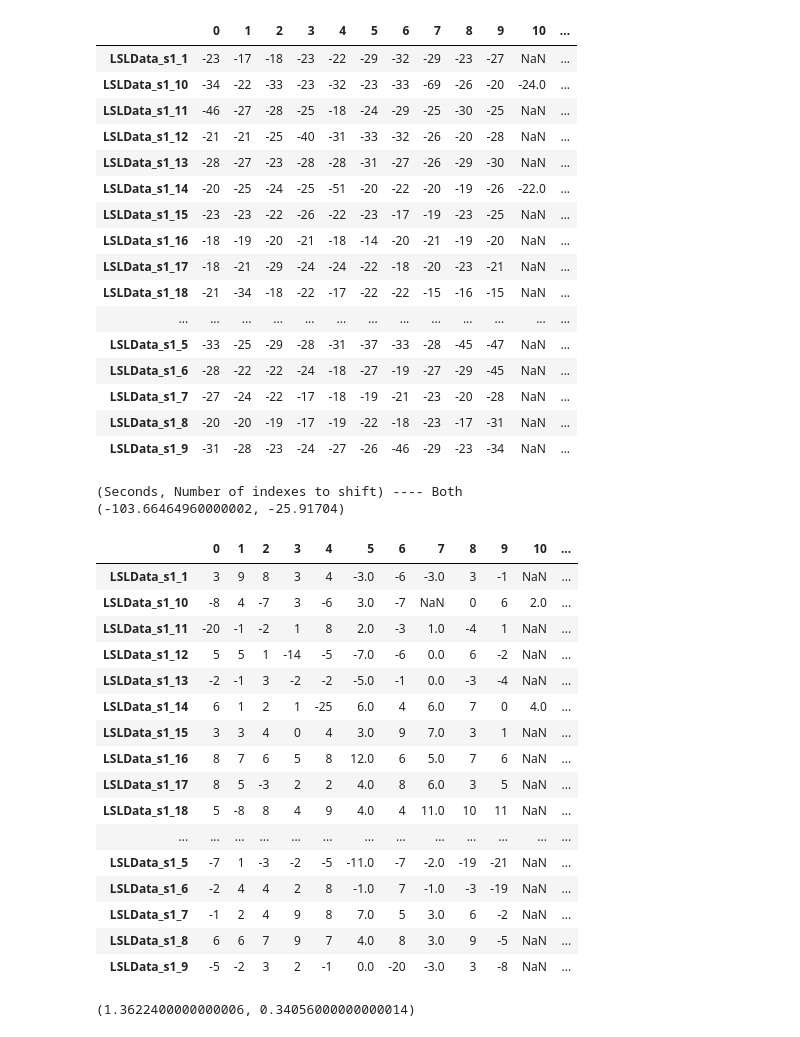
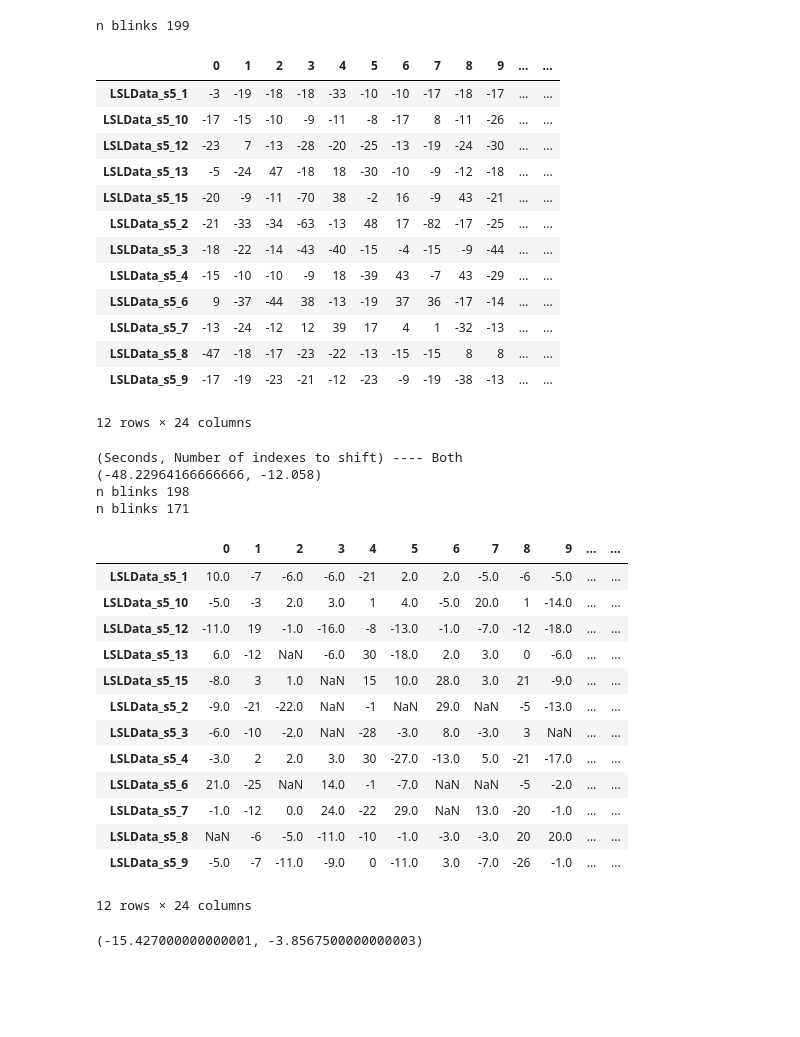
Before and after one commit to Ofplarsen/Bachelor_BCISpeller_Analyses, a Jupyter notebook: jitter/peak_analysis_not_fuse_stream.ipynb, the cells around one changed output. Cells and saved outputs as stored; diff of their text form; code cells hidden in the pictures; blank space fills up the shorter version.

```diff
--- a/jitter/peak_analysis_not_fuse_stream.ipynb
+++ b/jitter/peak_analysis_not_fuse_stream.ipynb
@@ -257,7 +257,9 @@ def run_files(paths, path='data/LSLGoodData/', both = True, plot = False, shift_
         df_stream['AUX_1'] = zero_phase_butter(df_stream['AUX_1'])
 
         #left_blinks, right_blinks, both_blink = get_blinks_in_df(df_stream)
-        start, end = detect_blinks((df_stream['left_openness'] + df_stream['right_openness'])/2, tolerance=0.1, threshold=0.3)
+        #start, end = detect_blinks((df_stream['left_openness'] + df_stream['right_openness'])/2, tolerance=0.1, threshold=0.3)
+
+        start, end = detect_blinks((df_stream['left_openness'] ), tolerance=0.1, threshold=0.3)
         avg_time.append(np.diff(df_stream_ts.to_numpy().flatten()).tolist())
 
         peaks = []
@@ -298,7 +300,7 @@ def add_stats(df, avg_time):
 
     # Drop existing columns if they exist
     df = df.drop(columns=new_column_names, errors='ignore')
-
+    print(f"n blinks {df.count().sum()}")
     new_columns_df = pd.DataFrame()
     # Calculate the time between indexes
     # Add sum, average, and average time shift columns
@@ -313,31 +315,29 @@ def remove_outlier(df):
     df = df.applymap(lambda x: x if abs(x) <= 30 else np.nan)
     return df
 # %%
-path = "./data/subject1/"
+path = ("./data/subject5/")
 paths = [name for name in os.listdir(path)]
 both = [name for name in paths]
 flip = False
 
 df_both = run_files(both,path=path, both=flip , plot=False)
 display(df_both)
 # %% [output]
+n blinks 199
-|  | 0 | 1 | 2 | 3 | 4 | 5 | 6 | 7 | 8 | 9 | 10 | ... |
-| LSLData_s1_1 | -23 | -17 | -18 | -23 | -22 | -29 | -32 | -29 | -23 | -27 | NaN | ... |
-| LSLData_s1_10 | -34 | -22 | -33 | -23 | -32 | -23 | -33 | -69 | -26 | -20 | -24.0 | ... |
-| LSLData_s1_11 | -46 | -27 | -28 | -25 | -18 | -24 | -29 | -25 | -30 | -25 | NaN | ... |
-| LSLData_s1_12 | -21 | -21 | -25 | -40 | -31 | -33 | -32 | -26 | -20 | -28 | NaN | ... |
-| LSLData_s1_13 | -28 | -27 | -23 | -28 | -28 | -31 | -27 | -26 | -29 | -30 | NaN | ... |
-| LSLData_s1_14 | -20 | -25 | -24 | -25 | -51 | -20 | -22 | -20 | -19 | -26 | -22.0 | ... |
-| LSLData_s1_15 | -23 | -23 | -22 | -26 | -22 | -23 | -17 | -19 | -23 | -25 | NaN | ... |
-| LSLData_s1_16 | -18 | -19 | -20 | -21 | -18 | -14 | -20 | -21 | -19 | -20 | NaN | ... |
-| LSLData_s1_17 | -18 | -21 | -29 | -24 | -24 | -22 | -18 | -20 | -23 | -21 | NaN | ... |
-| LSLData_s1_18 | -21 | -34 | -18 | -22 | -17 | -22 | -22 | -15 | -16 | -15 | NaN | ... |
-| ... | ... | ... | ... | ... | ... | ... | ... | ... | ... | ... | ... | ... |
-| LSLData_s1_5 | -33 | -25 | -29 | -28 | -31 | -37 | -33 | -28 | -45 | -47 | NaN | ... |
-| LSLData_s1_6 | -28 | -22 | -22 | -24 | -18 | -27 | -19 | -27 | -29 | -45 | NaN | ... |
-| LSLData_s1_7 | -27 | -24 | -22 | -17 | -18 | -19 | -21 | -23 | -20 | -28 | NaN | ... |
-| LSLData_s1_8 | -20 | -20 | -19 | -17 | -19 | -22 | -18 | -23 | -17 | -31 | NaN | ... |
-| LSLData_s1_9 | -31 | -28 | -23 | -24 | -27 | -26 | -46 | -29 | -23 | -34 | NaN | ... |
+|  | 0 | 1 | 2 | 3 | 4 | 5 | 6 | 7 | 8 | 9 | ... | ... |
+| LSLData_s5_1 | -3 | -19 | -18 | -18 | -33 | -10 | -10 | -17 | -18 | -17 | ... | ... |
+| LSLData_s5_10 | -17 | -15 | -10 | -9 | -11 | -8 | -17 | 8 | -11 | -26 | ... | ... |
+| LSLData_s5_12 | -23 | 7 | -13 | -28 | -20 | -25 | -13 | -19 | -24 | -30 | ... | ... |
+| LSLData_s5_13 | -5 | -24 | 47 | -18 | 18 | -30 | -10 | -9 | -12 | -18 | ... | ... |
+| LSLData_s5_15 | -20 | -9 | -11 | -70 | 38 | -2 | 16 | -9 | 43 | -21 | ... | ... |
+| LSLData_s5_2 | -21 | -33 | -34 | -63 | -13 | 48 | 17 | -82 | -17 | -25 | ... | ... |
+| LSLData_s5_3 | -18 | -22 | -14 | -43 | -40 | -15 | -4 | -15 | -9 | -44 | ... | ... |
+| LSLData_s5_4 | -15 | -10 | -10 | -9 | 18 | -39 | 43 | -7 | 43 | -29 | ... | ... |
+| LSLData_s5_6 | 9 | -37 | -44 | 38 | -13 | -19 | 37 | 36 | -17 | -14 | ... | ... |
+| LSLData_s5_7 | -13 | -24 | -12 | 12 | 39 | 17 | 4 | 1 | -32 | -13 | ... | ... |
+| LSLData_s5_8 | -47 | -18 | -17 | -23 | -22 | -13 | -15 | -15 | 8 | 8 | ... | ... |
+| LSLData_s5_9 | -17 | -19 | -23 | -21 | -12 | -23 | -9 | -19 | -38 | -13 | ... | ... |
+12 rows × 24 columns
 # %%
 # Returns average offset in entire dataset
 def get_offset(df):
@@ -349,33 +349,35 @@ print("(Seconds, Number of indexes to shift) ---- Both")
 print(get_offset(df_both))
 
 # Run files again, but compensates the found offset
+old = get_offset(df_both)[1]
 df_both_shift = run_files(both,path = path, both=flip , plot=False, shift_init=round(get_offset(df_both)[1]))
 df_both_shift = remove_outlier(df_both_shift)
 df_both_shift = add_stats(df_both_shift, [[0.004]]*df_both_shift.shape[0])
+
+
 display(df_both_shift)
 
 print(get_offset(df_both_shift))
 # %% [output]
 (Seconds, Number of indexes to shift) ---- Both
-(-103.66464960000002, -25.91704)
+(-48.22964166666666, -12.058)
+n blinks 198
+n blinks 171
-|  | 0 | 1 | 2 | 3 | 4 | 5 | 6 | 7 | 8 | 9 | 10 | ... |
-| LSLData_s1_1 | 3 | 9 | 8 | 3 | 4 | -3.0 | -6 | -3.0 | 3 | -1 | NaN | ... |
-| LSLData_s1_10 | -8 | 4 | -7 | 3 | -6 | 3.0 | -7 | NaN | 0 | 6 | 2.0 | ... |
-| LSLData_s1_11 | -20 | -1 | -2 | 1 | 8 | 2.0 | -3 | 1.0 | -4 | 1 | NaN | ... |
-| LSLData_s1_12 | 5 | 5 | 1 | -14 | -5 | -7.0 | -6 | 0.0 | 6 | -2 | NaN | ... |
-| LSLData_s1_13 | -2 | -1 | 3 | -2 | -2 | -5.0 | -1 | 0.0 | -3 | -4 | NaN | ... |
-| LSLData_s1_14 | 6 | 1 | 2 | 1 | -25 | 6.0 | 4 | 6.0 | 7 | 0 | 4.0 | ... |
-| LSLData_s1_15 | 3 | 3 | 4 | 0 | 4 | 3.0 | 9 | 7.0 | 3 | 1 | NaN | ... |
-| LSLData_s1_16 | 8 | 7 | 6 | 5 | 8 | 12.0 | 6 | 5.0 | 7 | 6 | NaN | ... |
-| LSLData_s1_17 | 8 | 5 | -3 | 2 | 2 | 4.0 | 8 | 6.0 | 3 | 5 | NaN | ... |
-| LSLData_s1_18 | 5 | -8 | 8 | 4 | 9 | 4.0 | 4 | 11.0 | 10 | 11 | NaN | ... |
-| ... | ... | ... | ... | ... | ... | ... | ... | ... | ... | ... | ... | ... |
-| LSLData_s1_5 | -7 | 1 | -3 | -2 | -5 | -11.0 | -7 | -2.0 | -19 | -21 | NaN | ... |
-| LSLData_s1_6 | -2 | 4 | 4 | 2 | 8 | -1.0 | 7 | -1.0 | -3 | -19 | NaN | ... |
-| LSLData_s1_7 | -1 | 2 | 4 | 9 | 8 | 7.0 | 5 | 3.0 | 6 | -2 | NaN | ... |
-| LSLData_s1_8 | 6 | 6 | 7 | 9 | 7 | 4.0 | 8 | 3.0 | 9 | -5 | NaN | ... |
-| LSLData_s1_9 | -5 | -2 | 3 | 2 | -1 | 0.0 | -20 | -3.0 | 3 | -8 | NaN | ... |
+|  | 0 | 1 | 2 | 3 | 4 | 5 | 6 | 7 | 8 | 9 | ... | ... |
+| LSLData_s5_1 | 10.0 | -7 | -6.0 | -6.0 | -21 | 2.0 | 2.0 | -5.0 | -6 | -5.0 | ... | ... |
+| LSLData_s5_10 | -5.0 | -3 | 2.0 | 3.0 | 1 | 4.0 | -5.0 | 20.0 | 1 | -14.0 | ... | ... |
+| LSLData_s5_12 | -11.0 | 19 | -1.0 | -16.0 | -8 | -13.0 | -1.0 | -7.0 | -12 | -18.0 | ... | ... |
+| LSLData_s5_13 | 6.0 | -12 | NaN | -6.0 | 30 | -18.0 | 2.0 | 3.0 | 0 | -6.0 | ... | ... |
+| LSLData_s5_15 | -8.0 | 3 | 1.0 | NaN | 15 | 10.0 | 28.0 | 3.0 | 21 | -9.0 | ... | ... |
+| LSLData_s5_2 | -9.0 | -21 | -22.0 | NaN | -1 | NaN | 29.0 | NaN | -5 | -13.0 | ... | ... |
+| LSLData_s5_3 | -6.0 | -10 | -2.0 | NaN | -28 | -3.0 | 8.0 | -3.0 | 3 | NaN | ... | ... |
+| LSLData_s5_4 | -3.0 | 2 | 2.0 | 3.0 | 30 | -27.0 | -13.0 | 5.0 | -21 | -17.0 | ... | ... |
+| LSLData_s5_6 | 21.0 | -25 | NaN | 14.0 | -1 | -7.0 | NaN | NaN | -5 | -2.0 | ... | ... |
+| LSLData_s5_7 | -1.0 | -12 | 0.0 | 24.0 | -22 | 29.0 | NaN | 13.0 | -20 | -1.0 | ... | ... |
+| LSLData_s5_8 | NaN | -6 | -5.0 | -11.0 | -10 | -1.0 | -3.0 | -3.0 | 20 | 20.0 | ... | ... |
+| LSLData_s5_9 | -5.0 | -7 | -11.0 | -9.0 | 0 | -11.0 | 3.0 | -7.0 | -26 | -1.0 | ... | ... |
-(1.3622400000000006, 0.34056000000000014)
+12 rows × 24 columns
+(-15.427000000000001, -3.8567500000000003)
 # %%
 import statistics
 from scipy.stats import sem
```
Also changed, not shown: parts of 5 cells of this notebook.
